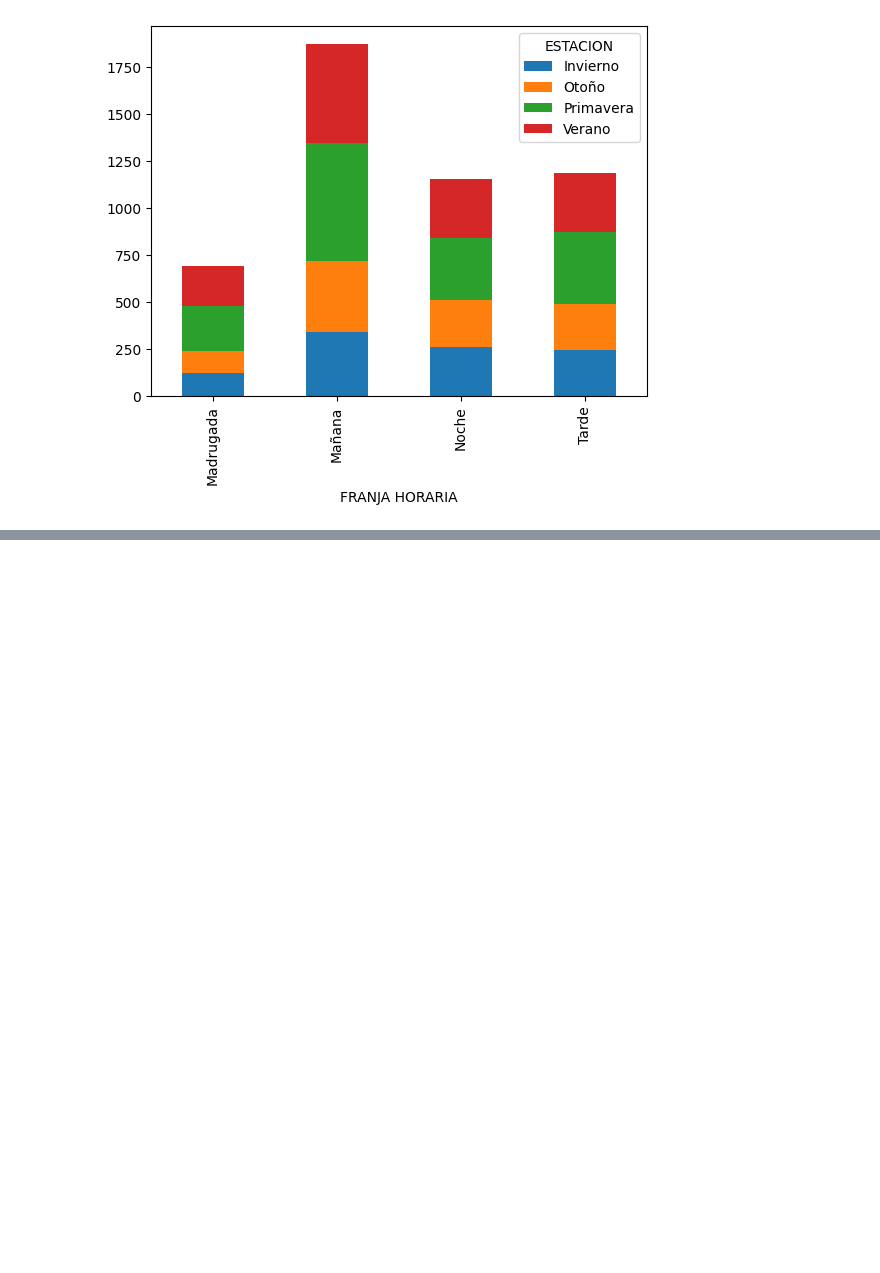
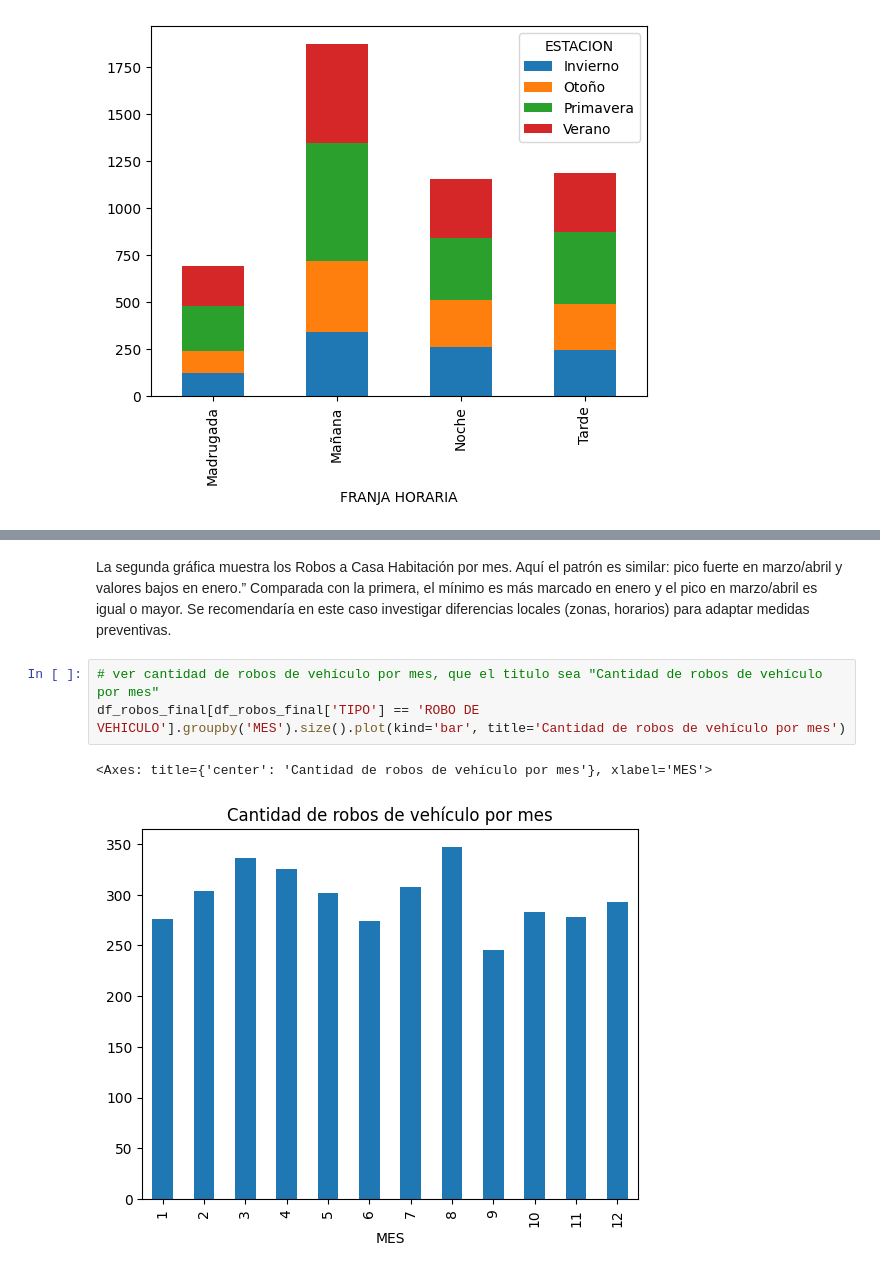
Before and after one commit to gabigabzela/A01567178-EDA, a Jupyter notebook: iteracion2.ipynb, the cells around one changed output, grey strips where cells are left out. Saved outputs shown, nothing was run; the diff lists cells and outputs as text; blank space fills up the shorter version.

```diff
--- a/iteracion2.ipynb
+++ b/iteracion2.ipynb
@@ -237,0 +310,10 @@ df_robos[df_robos['ROBO A NEGOCIO'] == 1].groupby(['FRANJA HORARIA', 'ESTACION']
+# %% [markdown]
+La segunda gráfica muestra los Robos a Casa Habitación por mes. Aquí el patrón es similar: pico fuerte en marzo/abril y valores bajos en enero.”
+Comparada con la primera, el mínimo es más marcado en enero y el pico en marzo/abril es igual o mayor.
+Se recomendaría en este caso investigar diferencias locales (zonas, horarios) para adaptar medidas preventivas.
+# %%
+# ver cantidad de robos de vehículo por mes, que el titulo sea "Cantidad de robos de vehículo por mes"
+df_robos_final[df_robos_final['TIPO'] == 'ROBO DE VEHICULO'].groupby('MES').size().plot(kind='bar', title='Cantidad de robos de vehículo por mes')
+# %% [output]
+<Axes: title={'center': 'Cantidad de robos de vehículo por mes'}, xlabel='MES'>
+[figure, added]
```
Also changed, not shown: parts of 9 cells of this notebook, 2 other files.
